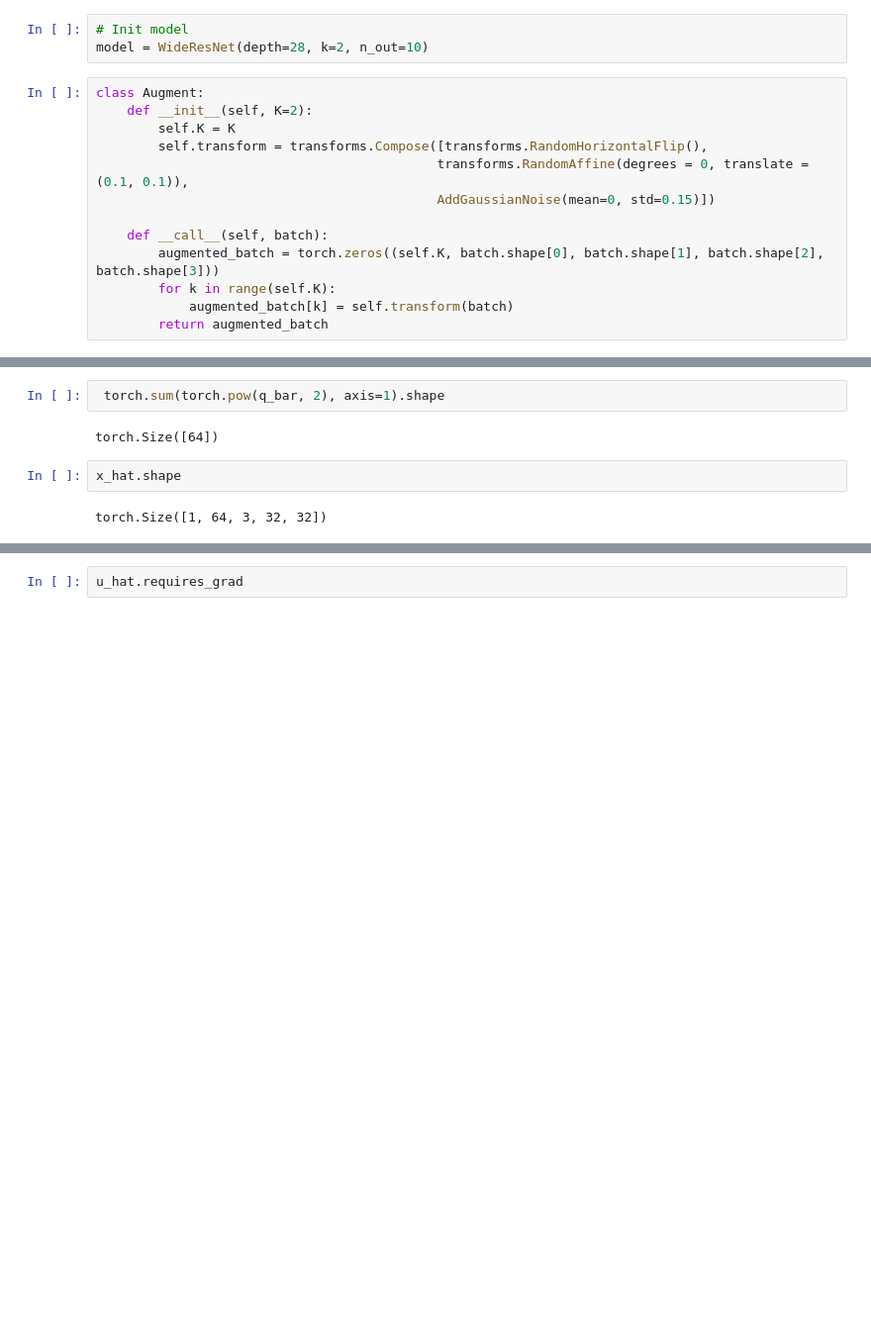
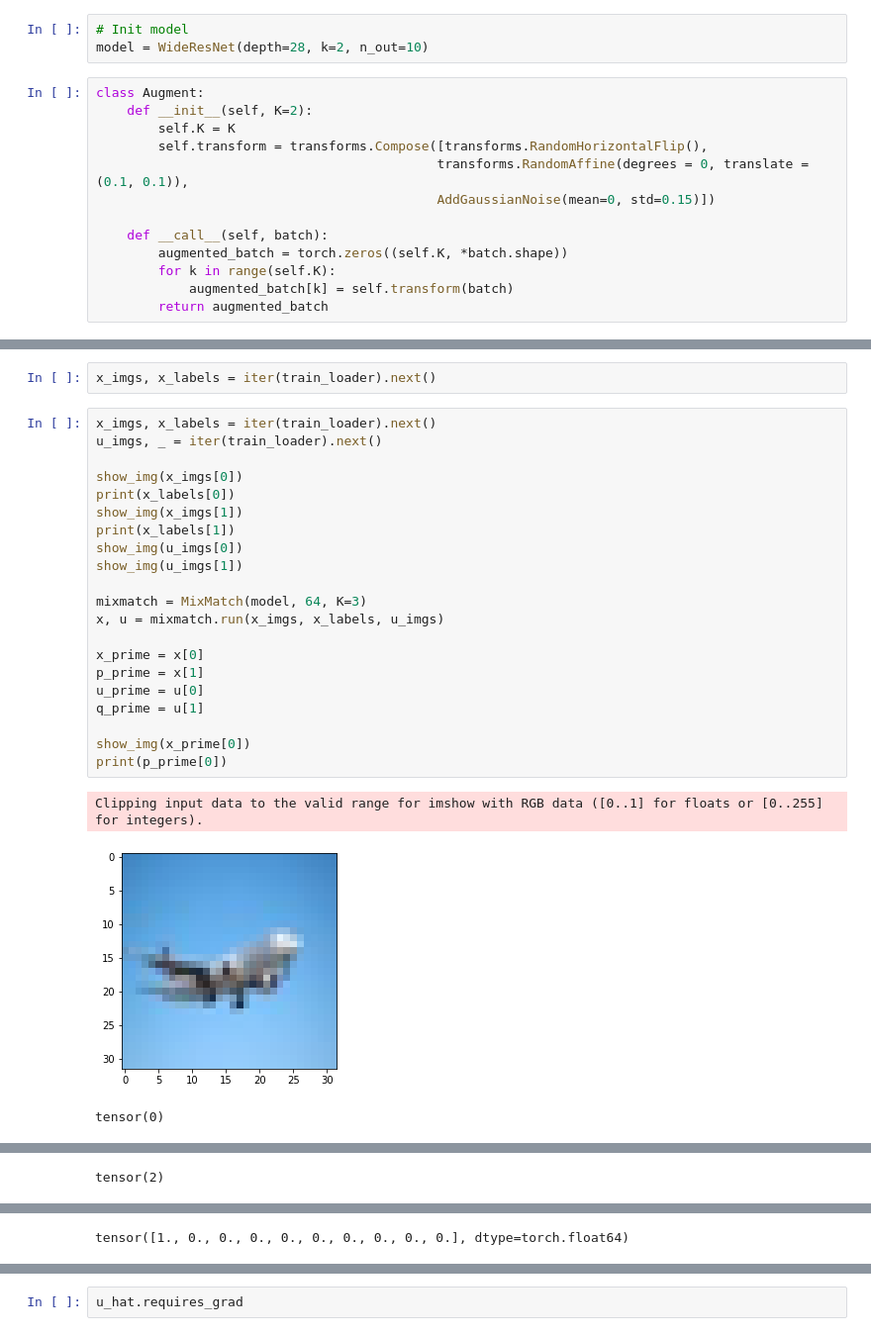
Before and after one commit to Morales97/MixMatch_and_Beyond, a Jupyter notebook: notebooks/mixmatch.ipynb, the cells around one changed output, grey strips where cells are left out. Shown: that part at 99% size. Saved outputs shown, nothing was run; the diff lists cells and outputs as text; blank space fills up the shorter version.

Commit message:
mixmatch notebook done

```diff
--- a/notebooks/mixmatch.ipynb
+++ b/notebooks/mixmatch.ipynb
@@ -44,7 +44,7 @@ class Augment:
                                             AddGaussianNoise(mean=0, std=0.15)])
 
     def __call__(self, batch):
-        augmented_batch = torch.zeros((self.K, batch.shape[0], batch.shape[1], batch.shape[2], batch.shape[3]))
+        augmented_batch = torch.zeros((self.K, *batch.shape))
         for k in range(self.K):
             augmented_batch[k] = self.transform(batch)
         return augmented_batch
@@ -170,8 +147,27 @@ Total time: 0.1002
-# %%
- torch.sum(torch.pow(q_bar, 2), axis=1).shape
-# %% [output]
-torch.Size([64])
-# %%
-x_hat.shape
-# %% [output]
-torch.Size([1, 64, 3, 32, 32])
+# %%
+x_imgs, x_labels = iter(train_loader).next()
+# %%
+x_imgs, x_labels = iter(train_loader).next()
+u_imgs, _ = iter(train_loader).next()
+
+show_img(x_imgs[0])
+print(x_labels[0])
+show_img(x_imgs[1])
+print(x_labels[1])
+show_img(u_imgs[0])
+show_img(u_imgs[1])
+
+mixmatch = MixMatch(model, 64, K=3)
+x, u = mixmatch.run(x_imgs, x_labels, u_imgs)
+
+x_prime = x[0]
+p_prime = x[1]
+u_prime = u[0]
+q_prime = u[1]
+
+show_img(x_prime[0])
+print(p_prime[0])
+# %% [output]
+Clipping input data to the valid range for imshow with RGB data ([0..1] for floats or [0..255] for integers).
+[figure, added]
+tensor(0)
@@ -177,0 +175 @@ torch.Size([1, 64, 3, 32, 32])
+tensor(2)
@@ -177,0 +179 @@ torch.Size([1, 64, 3, 32, 32])
+tensor([1., 0., 0., 0., 0., 0., 0., 0., 0., 0.], dtype=torch.float64)
```
Also changed, not shown: parts of 6 cells of this notebook.
